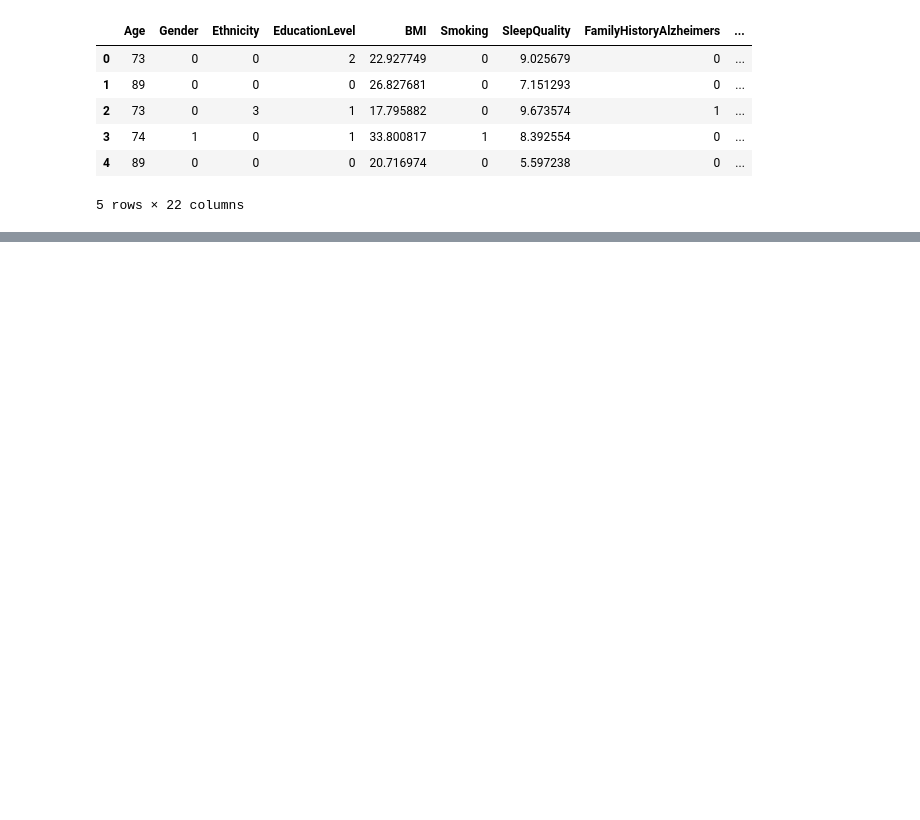
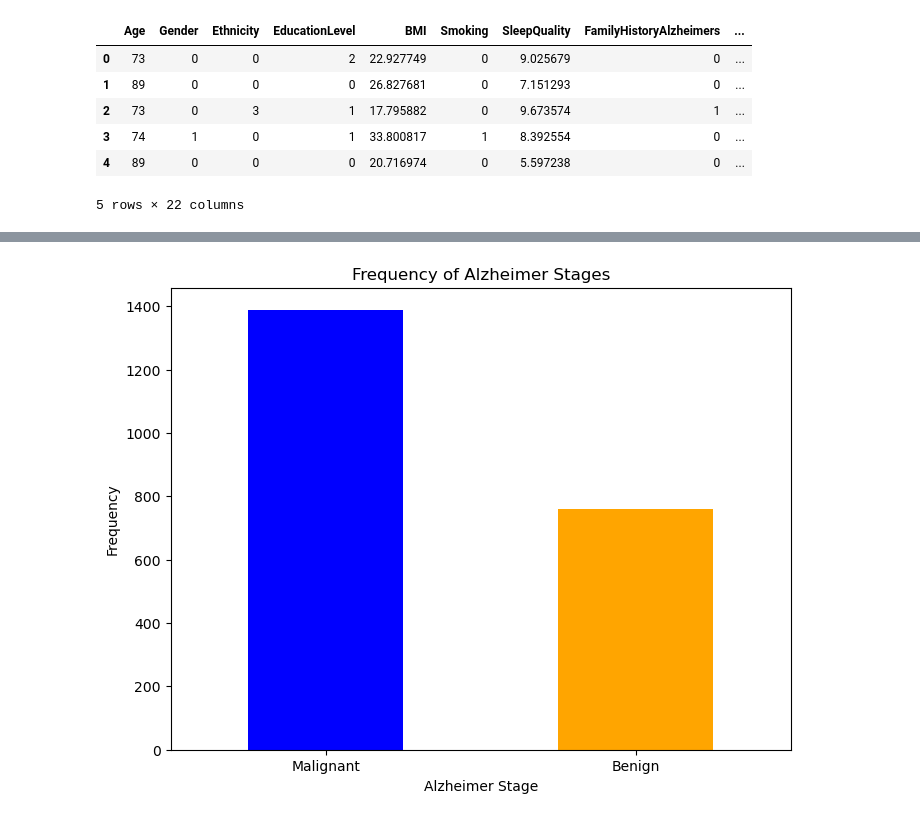
Before and after one commit to bradlab/autoencoder, a Jupyter notebook: autoencoder.ipynb, the cells around one changed output, grey strips where cells are left out. Drawn from its saved outputs; the diff is of its cells as text; code cells hidden in the pictures; blank space fills up the shorter version.

```diff
--- a/autoencoder.ipynb
+++ b/autoencoder.ipynb
@@ -204,0 +291,14 @@ Voici la liste des attributs sélectionnées, regroupées par catégories pour u
+# %%
+# Fréquence des stades du Alzheimer
+frequency = data['Diagnosis'].value_counts()
+
+# Plotting
+plt.figure(figsize=(8, 6))
+frequency.plot(kind='bar', color=['blue', 'orange'])
+plt.title('Frequency of Alzheimer Stages')
+plt.xlabel('Alzheimer Stage')
+plt.ylabel('Frequency')
+plt.xticks([0, 1], ['Malignant', 'Benign'], rotation=0)
+plt.show()
+# %% [output]
+[figure, added]
```
Also changed, not shown: parts of 23 cells of this notebook.
